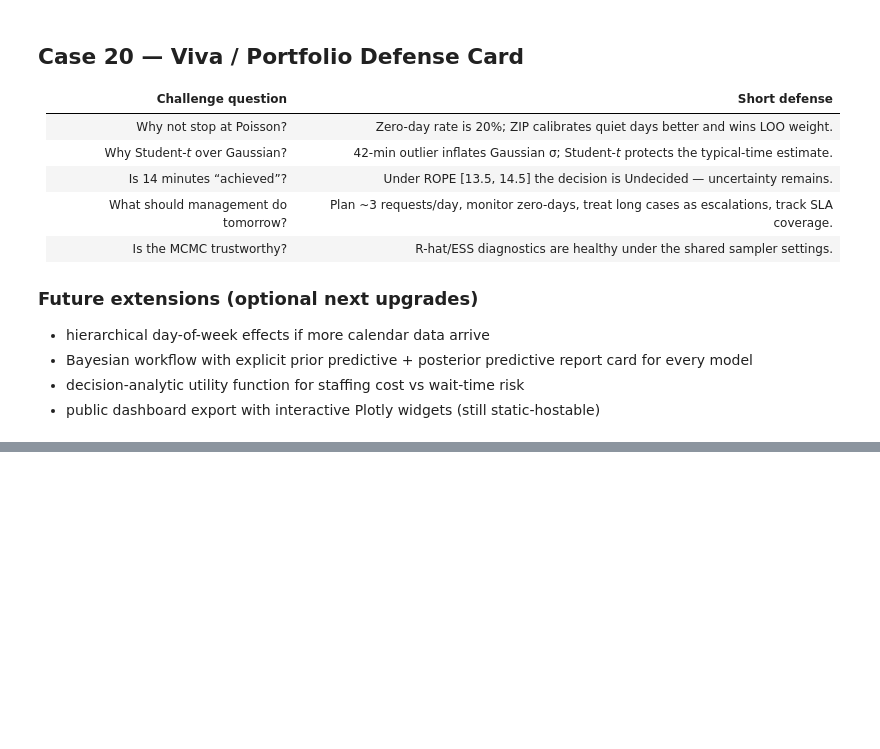
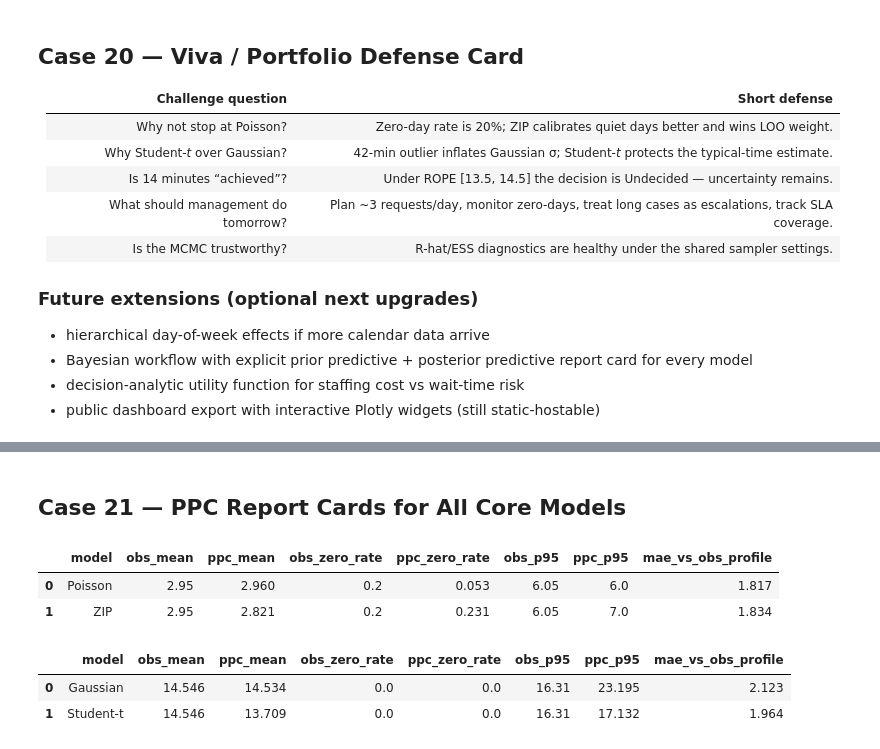
Before and after one commit to rohaan2802/Bayesian_PyMC, a Jupyter notebook: notebook/i222327_A01_A_SM.ipynb, the cells around one changed output, grey strips where cells are left out. Saved outputs shown, nothing was run; the diff lists cells and outputs as text; code cells hidden in the pictures; blank space fills up the shorter version.

```diff
--- a/notebook/i222327_A01_A_SM.ipynb
+++ b/notebook/i222327_A01_A_SM.ipynb
@@ -1163,0 +1177,14 @@ The notebook is optimized for **reproducibility and reviewer clarity**, not for
+# %% [markdown]
+## Case 21 — PPC Report Cards for All Core Models
+# %%
+count_report
+# %% [output]
+|  | model | obs_mean | ppc_mean | obs_zero_rate | ppc_zero_rate | obs_p95 | ppc_p95 | mae_vs_obs_profile |
+| 0 | Poisson | 2.95 | 2.960 | 0.2 | 0.053 | 6.05 | 6.0 | 1.817 |
+| 1 | ZIP | 2.95 | 2.821 | 0.2 | 0.231 | 6.05 | 7.0 | 1.834 |
+# %%
+cont_report
+# %% [output]
+|  | model | obs_mean | ppc_mean | obs_zero_rate | ppc_zero_rate | obs_p95 | ppc_p95 | mae_vs_obs_profile |
+| 0 | Gaussian | 14.546 | 14.534 | 0.0 | 0.0 | 16.31 | 23.195 | 2.123 |
+| 1 | Student-t | 14.546 | 13.709 | 0.0 | 0.0 | 16.31 | 17.132 | 1.964 |
```
Also changed, not shown: parts of 32 cells of this notebook, 14 other files.
